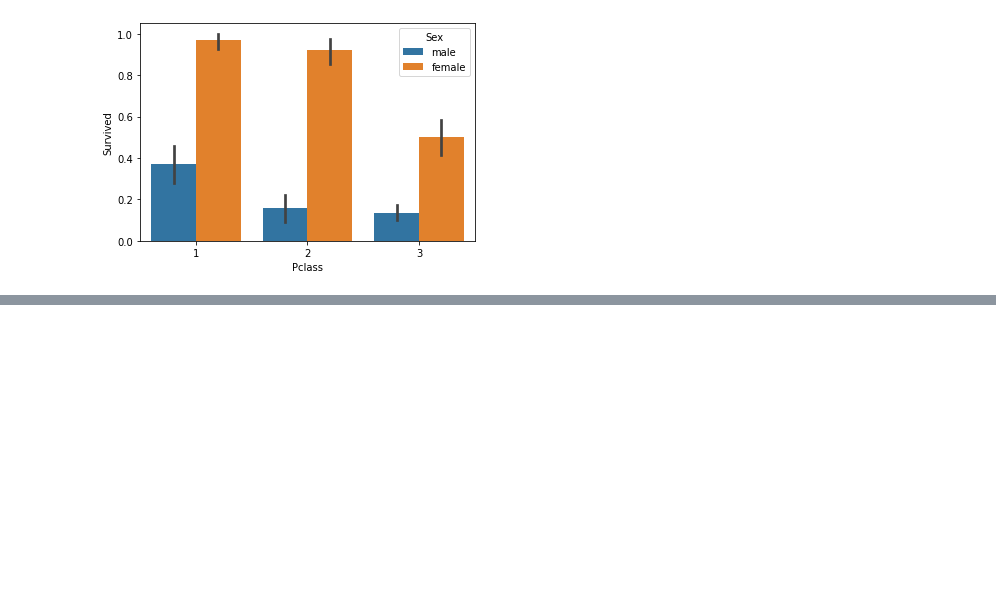
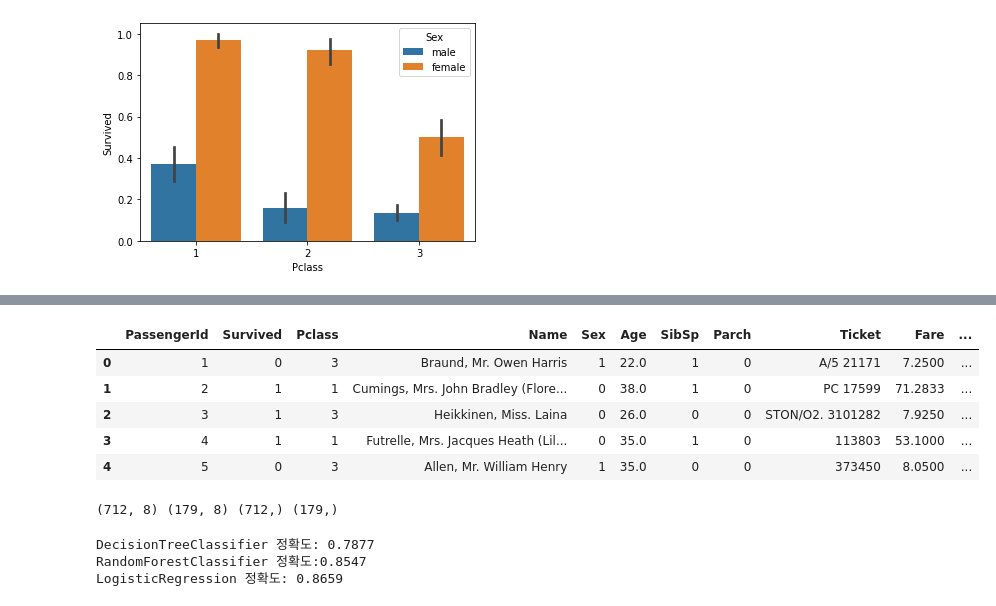
Before and after one commit to leedaehan-kev/ML-python, a Jupyter notebook: section2-MLintro/section2-5-titanic-example.ipynb, the cells around one changed output, grey strips where cells are left out. Cells and saved outputs as stored; diff of their text form; code cells hidden in the pictures; blank space fills up the shorter version.

```diff
--- a/section2-MLintro/section2-5-titanic-example.ipynb
+++ b/section2-MLintro/section2-5-titanic-example.ipynb
@@ -164,0 +246,9 @@ sns.barplot(x='Pclass', y='Survived', hue='Sex', data=titanic_df)
+# %%
+titanic_df.head()
+# %% [output]
+|  | PassengerId | Survived | Pclass | Name | Sex | Age | SibSp | Parch | Ticket | Fare | ... |
+| 0 | 1 | 0 | 3 | Braund, Mr. Owen Harris | 1 | 22.0 | 1 | 0 | A/5 21171 | 7.2500 | ... |
+| 1 | 2 | 1 | 1 | Cumings, Mrs. John Bradley (Flore... | 0 | 38.0 | 1 | 0 | PC 17599 | 71.2833 | ... |
+| 2 | 3 | 1 | 3 | Heikkinen, Miss. Laina | 0 | 26.0 | 0 | 0 | STON/O2. 3101282 | 7.9250 | ... |
+| 3 | 4 | 1 | 1 | Futrelle, Mrs. Jacques Heath (Lil... | 0 | 35.0 | 1 | 0 | 113803 | 53.1000 | ... |
+| 4 | 5 | 0 | 3 | Allen, Mr. William Henry | 1 | 35.0 | 0 | 0 | 373450 | 8.0500 | ... |
@@ -164,0 +262,36 @@ sns.barplot(x='Pclass', y='Survived', hue='Sex', data=titanic_df)
+# %%
+from sklearn.model_selection import train_test_split
+X_train, X_test, y_train, y_test=train_test_split(X_titanic_df, y_titanic_df, \
+                                                  test_size=0.2, random_state=11)
+print(X_train.shape, X_test.shape, y_train.shape, y_test.shape)
+# %% [output]
+(712, 8) (179, 8) (712,) (179,)
+# %%
+from sklearn.tree import DecisionTreeClassifier
+from sklearn.ensemble import RandomForestClassifier
+from sklearn.linear_model import LogisticRegression
+from sklearn.metrics import accuracy_score
+
+# 결정트리, Random Forest, 로지스틱 회귀를 위한 사이킷런 Classifier 클래스 생성
+dt_clf = DecisionTreeClassifier(random_state=11)
+rf_clf = RandomForestClassifier(random_state=11)
+lr_clf = LogisticRegression(solver='liblinear')
+
+# DecisionTreeClassifier 학습/예측/평가
+dt_clf.fit(X_train , y_train)
+dt_pred = dt_clf.predict(X_test)
+print('DecisionTreeClassifier 정확도: {0:.4f}'.format(accuracy_score(y_test, dt_pred)))
+
+# RandomForestClassifier 학습/예측/평가
+rf_clf.fit(X_train , y_train)
+rf_pred = rf_clf.predict(X_test)
+print('RandomForestClassifier 정확도:{0:.4f}'.format(accuracy_score(y_test, rf_pred)))
+
+# LogisticRegression 학습/예측/평가
+lr_clf.fit(X_train , y_train)
+lr_pred = lr_clf.predict(X_test)
+print('LogisticRegression 정확도: {0:.4f}'.format(accuracy_score(y_test, lr_pred)))
+# %% [output]
+DecisionTreeClassifier 정확도: 0.7877
+RandomForestClassifier 정확도:0.8547
+LogisticRegression 정확도: 0.8659
```
Also changed, not shown: parts of 9 cells of this notebook.
